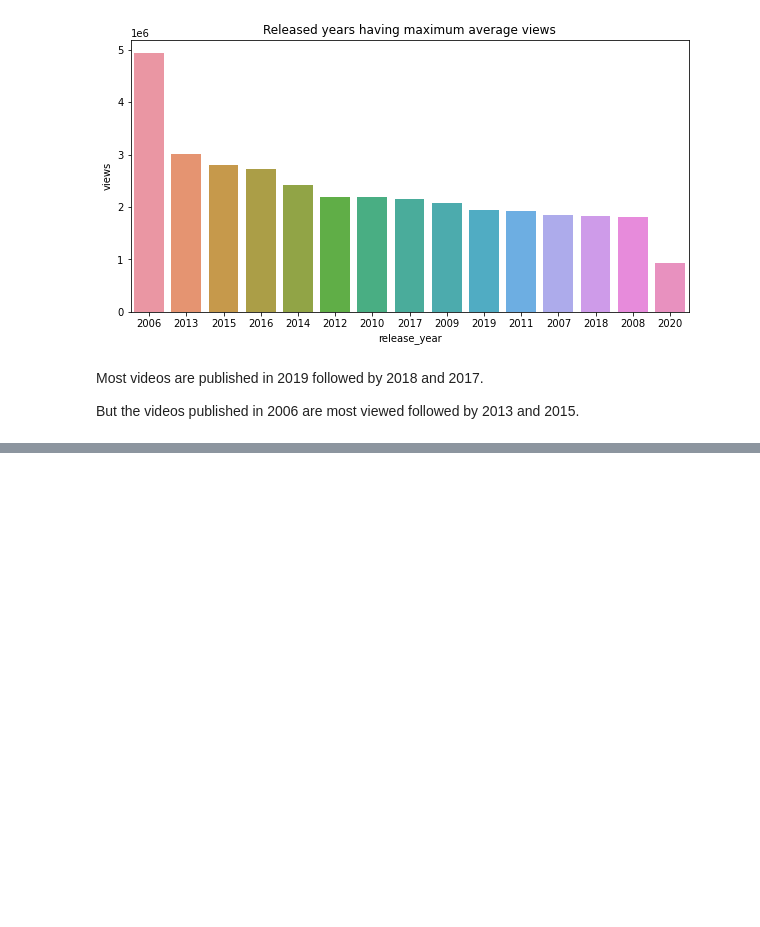
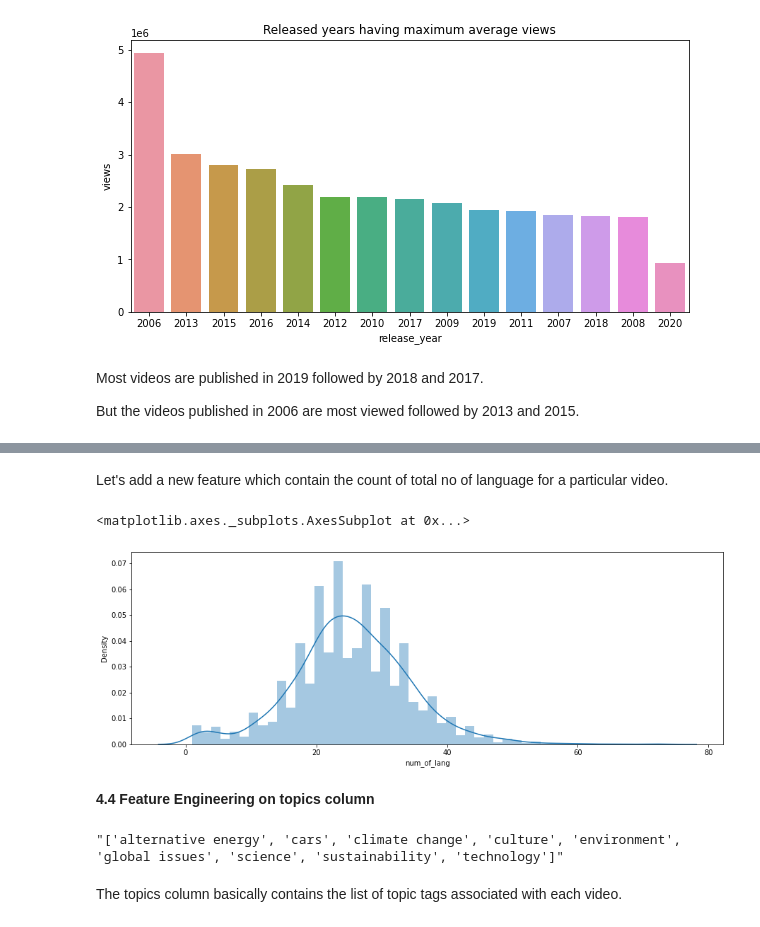
Before and after one commit to Shantanuh10/Ted-Talk-Views-Prediction-Project, a Jupyter notebook: Capstone_project_2_Ted_Talks.ipynb, the cells around one changed output, grey strips where cells are left out. Saved outputs shown, nothing was run; the diff lists cells and outputs as text; code cells hidden in the pictures; blank space fills up the shorter version.

```diff
--- a/Capstone_project_2_Ted_Talks.ipynb
+++ b/Capstone_project_2_Ted_Talks.ipynb
@@ -659,0 +720,20 @@ But the videos published in 2006 are most viewed followed by 2013 and 2015.
+# %% [markdown]
+Let's add a new feature which contain the count of total no of language for a particular video.
+# %%
+df['num_of_lang'] = df.apply(lambda x: len(x['available_lang']), axis=1)
+
+#dropping the available_lang column
+df.drop(columns='available_lang',inplace=True)
+
+sns.distplot(df['num_of_lang'])
+# %% [output]
+<matplotlib.axes._subplots.AxesSubplot at 0x...>
+[figure, added]
+# %% [markdown]
+**4.4 Feature Engineering on topics column**
+# %%
+df['topics'][0]
+# %% [output]
+"['alternative energy', 'cars', 'climate change', 'culture', 'environment', 'global issues', 'science', 'sustainability', 'technology']"
+# %% [markdown]
+The topics column basically contains the list of topic tags associated with each video.
```
Also changed, not shown: parts of 31 cells of this notebook.
